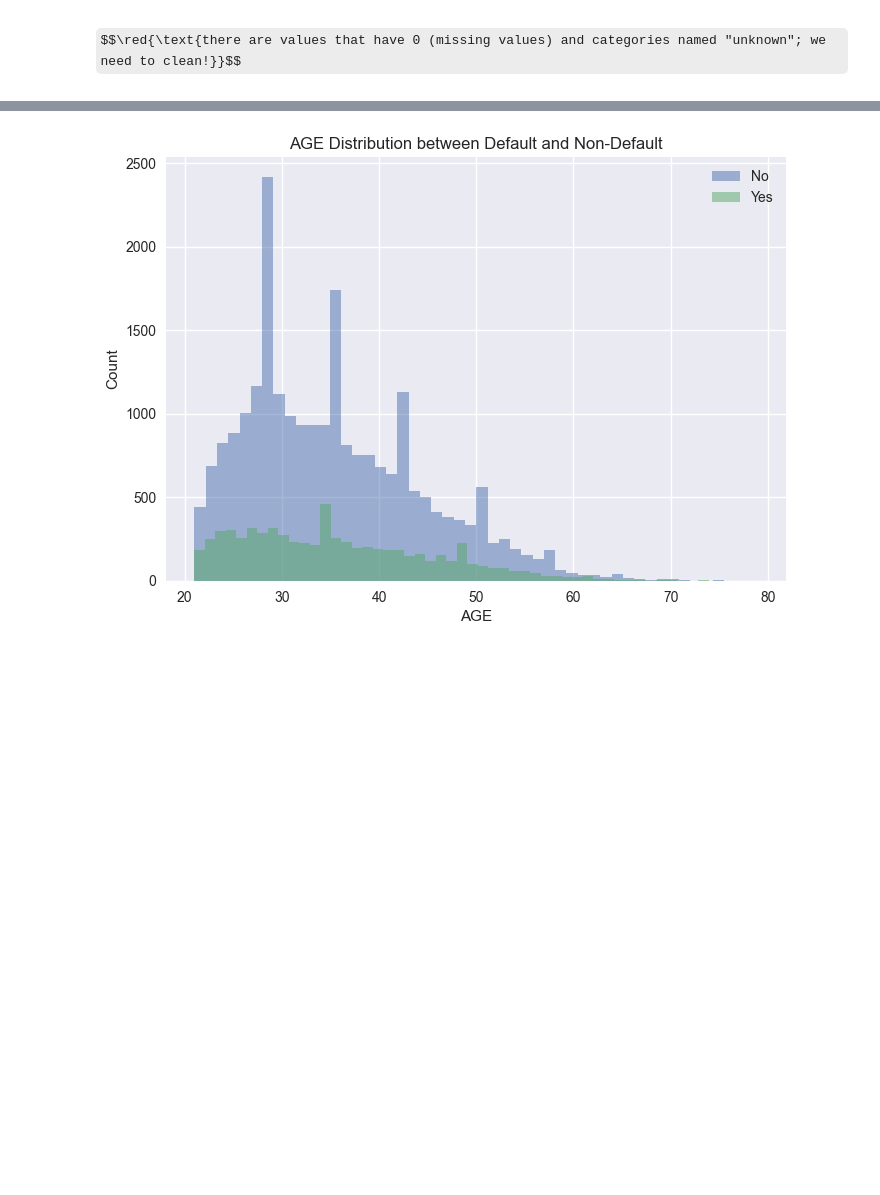
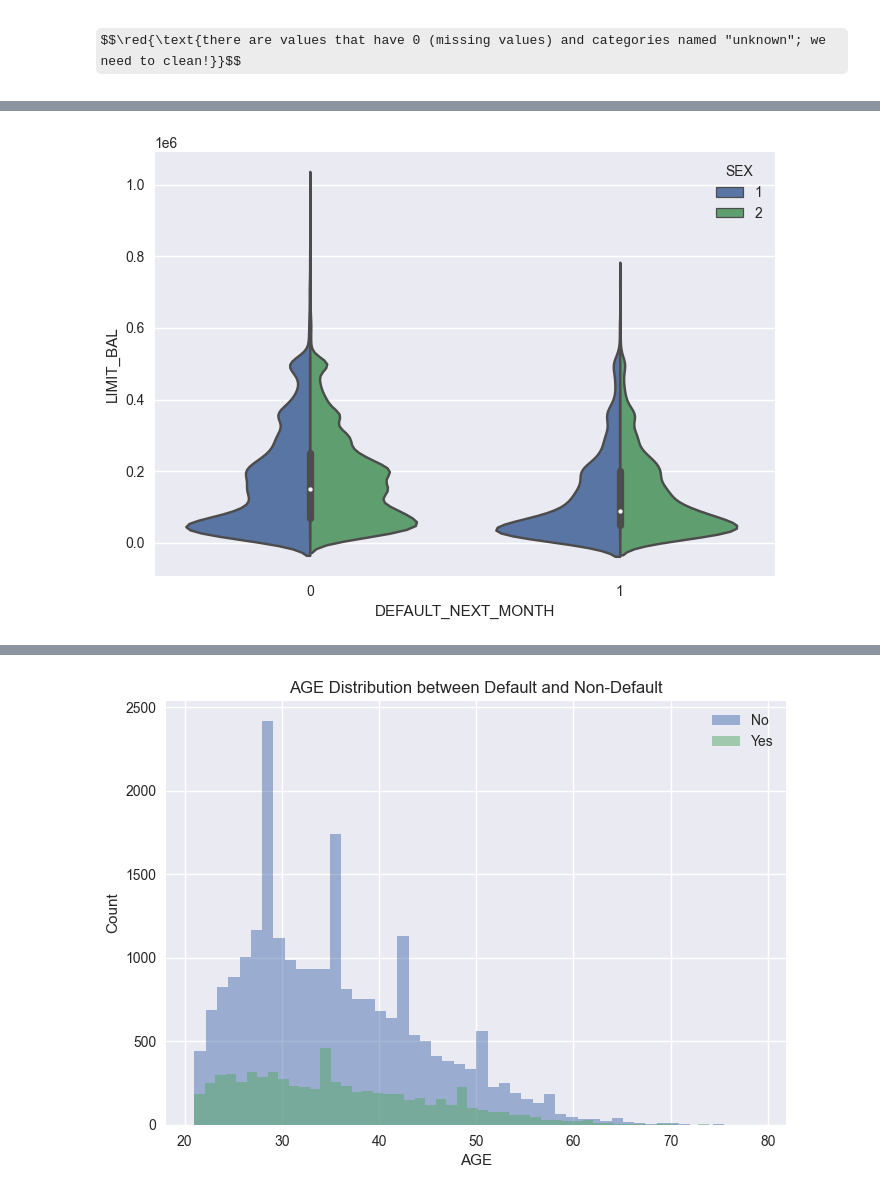
Before and after one commit to CasperAntonPoulsen/AlgoFainessExam, a Jupyter notebook: src/EDA.ipynb, the cells around one changed output, grey strips where cells are left out. Saved outputs shown, nothing was run; the diff lists cells and outputs as text; code cells hidden in the pictures; some formulas as TeX source; blank space fills up the shorter version.

```diff
--- a/src/EDA.ipynb
+++ b/src/EDA.ipynb
@@ -159 +199,5 @@ draw_histograms(df, late, 5, 6, 30)
+# %%
+g = sns.violinplot(x="DEFAULT_NEXT_MONTH", y="LIMIT_BAL", data=df, hue="SEX", split=True, legend=True)
+# %% [output]
+[figure, added]
 # %%
```
Also changed, not shown: parts of 13 cells of this notebook, 2 other files.
